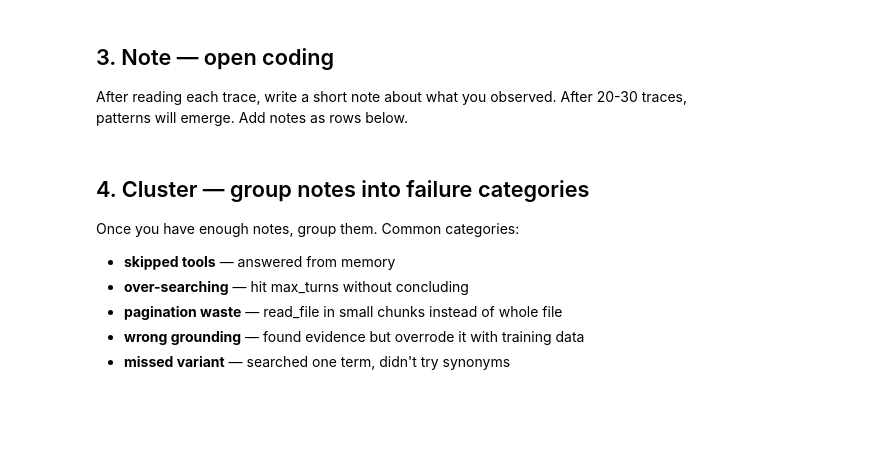
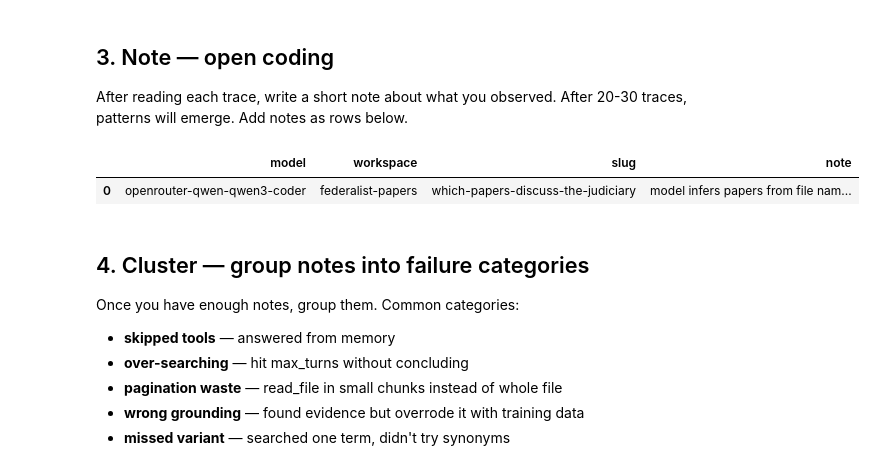
Before and after one commit to chuckfinca/a-simple-llm-harness, a Jupyter notebook: notebooks/trace_analysis.ipynb, the cells around one changed output. Drawn from its saved outputs; the diff is of its cells as text; code cells hidden in the pictures; blank space fills up the shorter version.

```diff
--- a/notebooks/trace_analysis.ipynb
+++ b/notebooks/trace_analysis.ipynb
@@ -110,11 +190,15 @@ After 20-30 traces, patterns will emerge. Add notes as rows below.
 # %%
 # Add a row each time you read a trace.
 # After 20-30, look for clusters.
 notes = pd.DataFrame([
     # {"model": MODEL, "workspace": "federalist-papers", "slug": "which-papers-discuss-the-judiciary", "note": "paginated read_file in chunks of 100 when whole file would fit"},
     # {"model": MODEL, "workspace": "world-factbook", "slug": "what-is-the-population-of-japan", "note": "answered from memory, 0 tool calls"},
+    {"model": MODEL, "workspace": "federalist-papers", "slug": "which-papers-discuss-the-judiciary", "note": "model infers papers from file names without reading them. it just verified a few by reading the first 20 lines. Then it became confident enough to answer from its priors."}
 ], columns=["model", "workspace", "slug", "note"])
 notes
+# %% [output]
+|  | model | workspace | slug | note |
+| 0 | openrouter-qwen-qwen3-coder | federalist-papers | which-papers-discuss-the-judiciary | model infers papers from file nam... |
 # %% [markdown]
 ## 4. Cluster — group notes into failure categories
 
```
Also changed, not shown: parts of 9 cells of this notebook, 1 other file.
